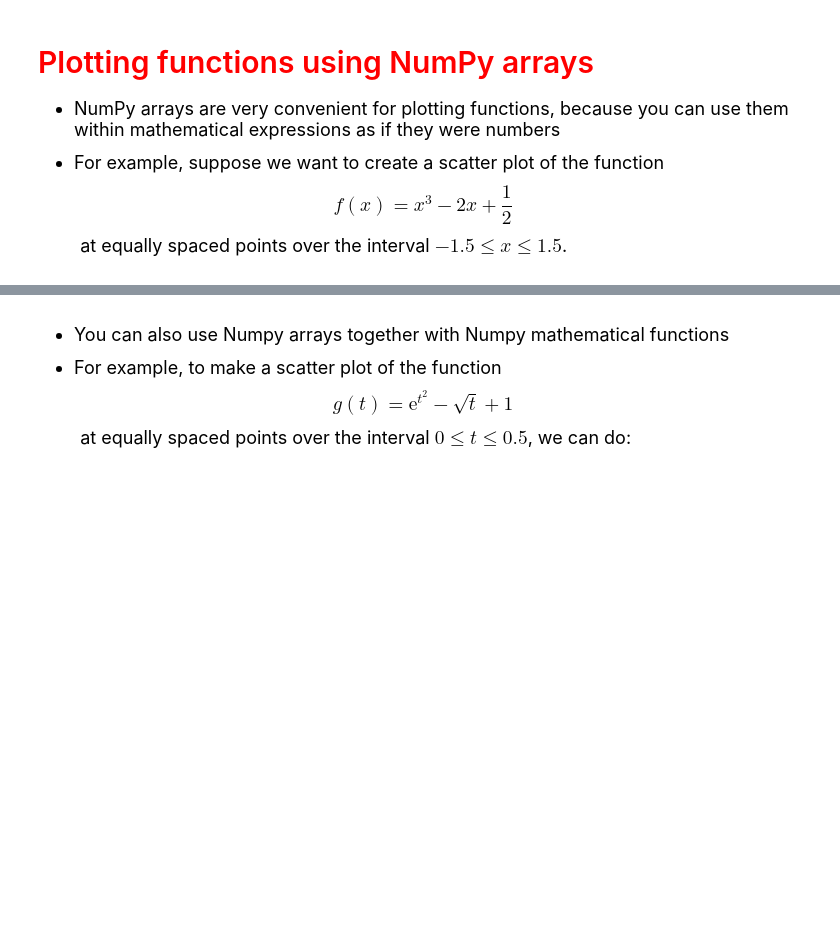
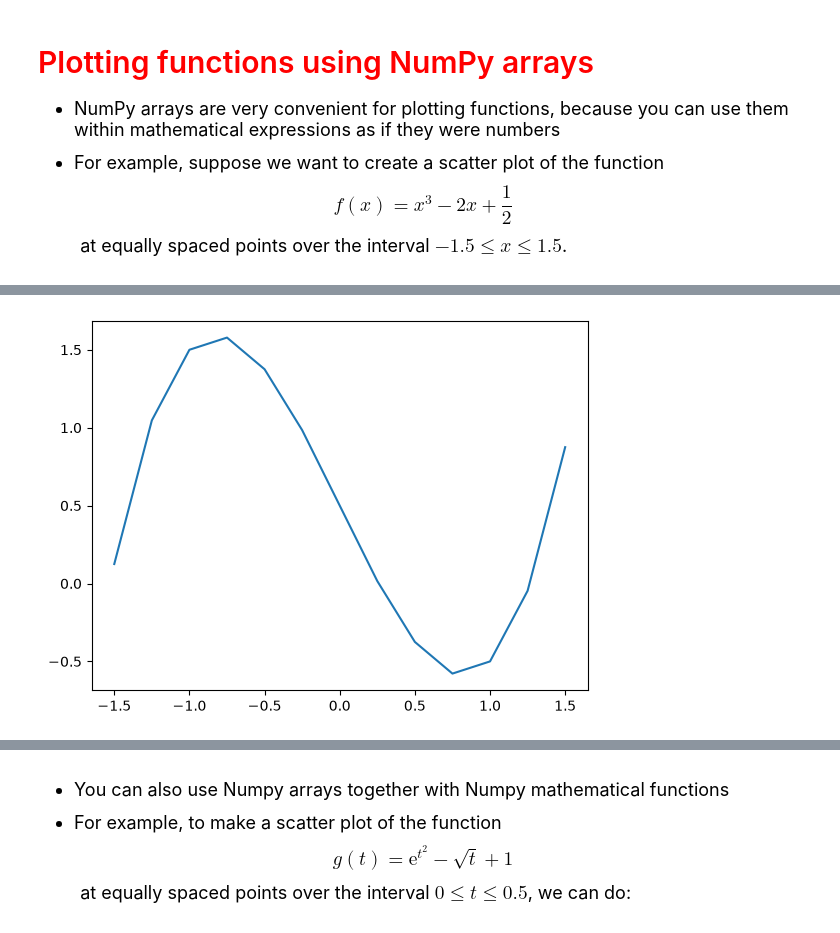
Before and after one commit to maria-shestakov/datasci151fall2026, a Jupyter notebook: lecture_04_other_sequence_objects/My Copy - Lecture04.ipynb, the cells around one changed output, grey strips where cells are left out. Saved outputs shown, nothing was run; the diff lists cells and outputs as text; code cells hidden in the pictures; blank space fills up the shorter version.

```diff
--- a/lecture_04_other_sequence_objects/My Copy - Lecture04.ipynb
+++ b/lecture_04_other_sequence_objects/My Copy - Lecture04.ipynb
@@ -407,0 +532,6 @@ plt.show()
+# %%
+# Connect points with straight lines:
+plt.plot(x_vals, y_vals) #plt.plot does not use x=, y=
+plt.show()
+# %% [output]
+[figure, added]
```
Also changed, not shown: parts of 23 cells of this notebook.
